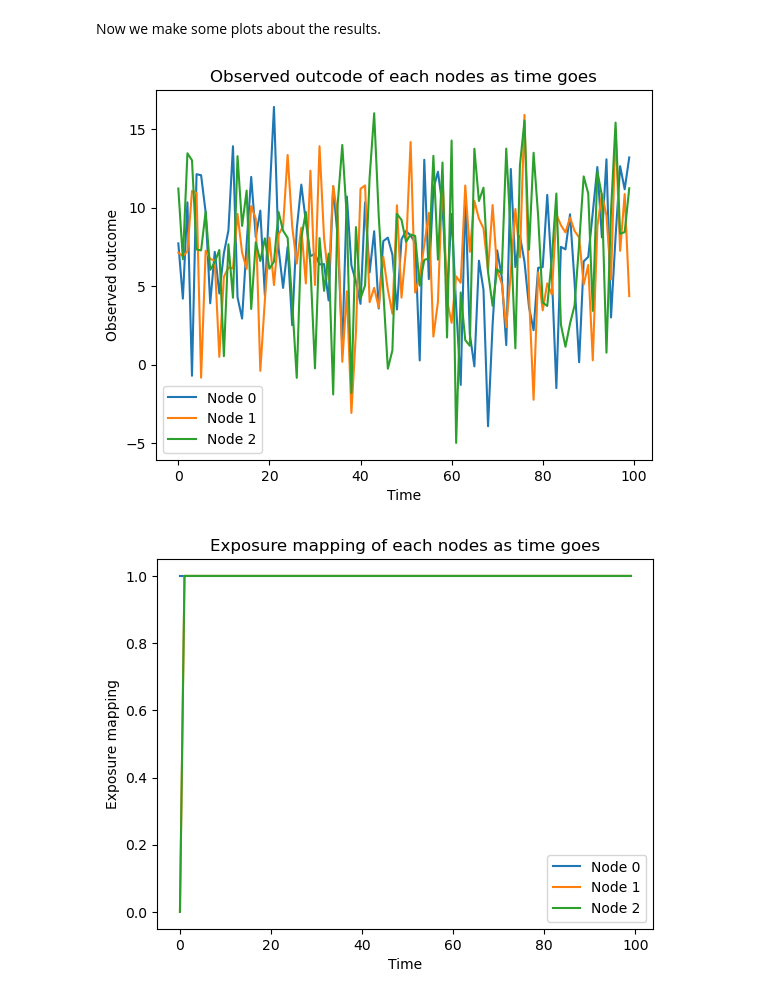
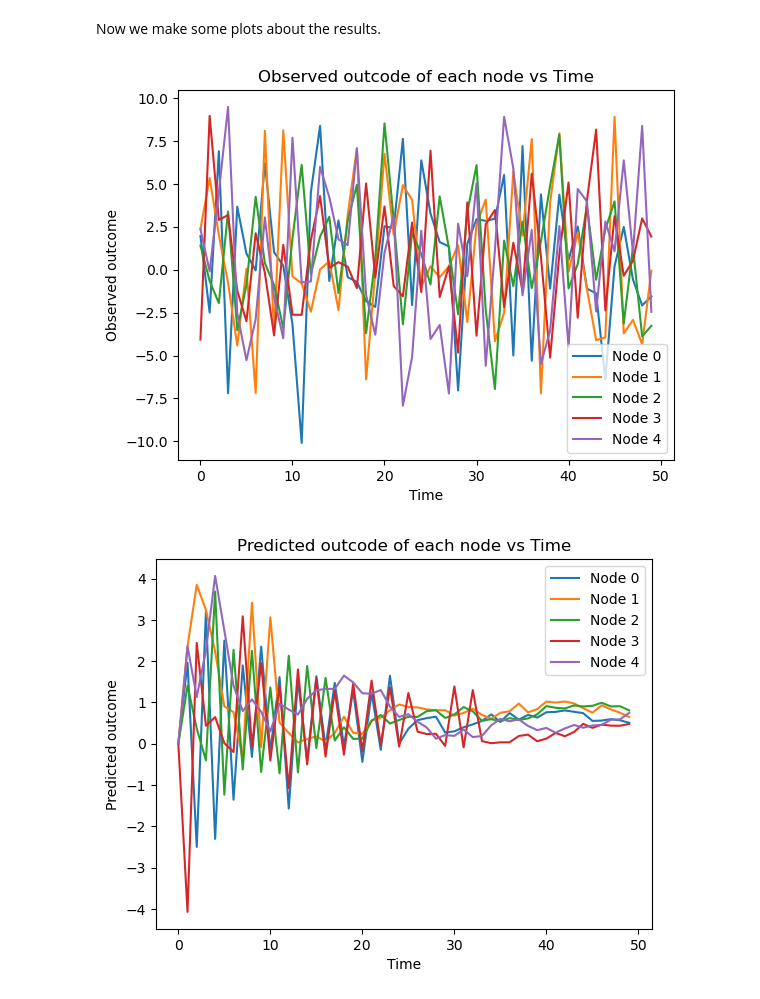
Before and after one commit to WenhaoP/PerformNetwork, a Jupyter notebook: experiment.ipynb, the cells around one changed output. Drawn from its saved outputs; the diff is of its cells as text; code cells hidden in the pictures.

Commit message:
added more plots

```diff
--- a/experiment.ipynb
+++ b/experiment.ipynb
@@ -57,7 +57,7 @@ def get_pred_out(model, assign_treats, n, K):
 
 ### graph parameters ###
 # number of nodes
-n = 3
+n = 5
 
 # adjacency matrix for different network structures
 G_iso = np.zeros((n, n), dtype=np.int8)
@@ -78,9 +78,9 @@ treatments = [0, 1]
 K = len(treatments)
 
 # model intercept and slopes
-alpha = 2       # intercept
-beta = 5        # treatment coeff
-gamma = 0       # exposure mapping coeff
+alpha = 0       # intercept
+beta = -1       # treatment coeff
+gamma = 2       # exposure mapping coeff
 eta = 2         # confounder coeff
 
 # noise std
@@ -92,7 +92,7 @@ confd_std = 2
 
 ### other parameters ###
 # time horizon
-T = 100
+T = 50
 
 # history of observed/predicted outcome, assigned treatments, and exposure mapping
 obs_outs = np.zeros((T, n))
@@ -147,24 +147,43 @@ for t in range(1, T):
 Now we make some plots about the results.
 # %%
 import matplotlib.pyplot as plt
+%matplotlib inline
 
 fig, ax = plt.subplots()
 for i in range(n):
     ax.plot(obs_outs[:, i], label = f"Node {i}")
 ax.set_xlabel("Time")
 ax.set_ylabel("Observed outcome")
-ax.set_title("Observed outcode of each nodes as time goes")
+ax.set_title("Observed outcode of each node vs Time")
 ax.legend()
-fig.show()
+plt.show()
+
+fig, ax = plt.subplots()
+for i in range(n):
+    ax.plot(pred_outs[:, i], label = f"Node {i}")
+ax.set_xlabel("Time")
+ax.set_ylabel("Predicted outcome")
+ax.set_title("Predicted outcode of each node vs Time")
+ax.legend()
+plt.show()
+
+fig, ax = plt.subplots()
+for i in range(n):
+    ax.plot(obs_outs[:, i] - pred_outs[:, i], label = f"Node {i}")
+ax.set_xlabel("Time")
+ax.set_ylabel("Difference")
+ax.set_title("Difference in the observed and predicted outcomes of each node vs Time")
+ax.legend()
+plt.show()
 
 fig, ax = plt.subplots()
 for i in range(n):
     ax.plot(exp_map[:, i], label = f"Node {i}")
 ax.set_xlabel("Time")
 ax.set_ylabel("Exposure mapping")
-ax.set_title("Exposure mapping of each nodes as time goes")
+ax.set_title("Exposure mapping of each node vs Time")
 ax.legend()
-fig.show()
+plt.show()
 # %% [output]
-[figure, old version]
+[figure, new version]
-[figure, old version]
+[figure, new version]
```
Also changed, not shown: parts of 2 cells of this notebook.
